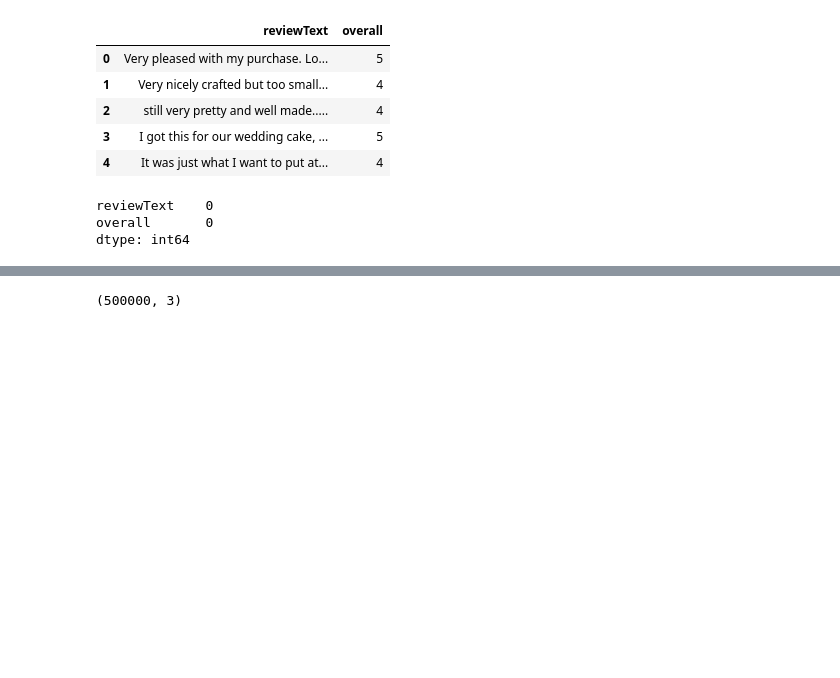
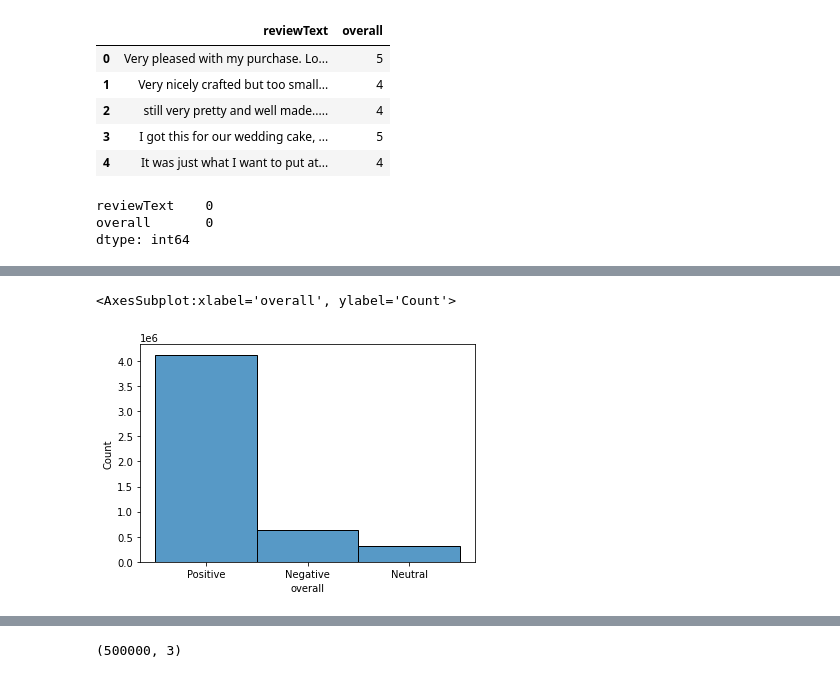
Before and after one commit to harizjet/SubjectSentimentModelling, a Jupyter notebook: basic_exploring/exploring4.ipynb, the cells around one changed output, grey strips where cells are left out. Cells and saved outputs as stored; diff of their text form; code cells hidden in the pictures; blank space fills up the shorter version.

```diff
--- a/basic_exploring/exploring4.ipynb
+++ b/basic_exploring/exploring4.ipynb
@@ -316,3 +331,8 @@ dfdata['overall'] = dfdata['overallOri'].apply(lambda x: "Positive" if x > 3 els
+# %%
+sns.histplot(dfdata['overall'])
+# %% [output]
+<AxesSubplot:xlabel='overall', ylabel='Count'>
+[figure, added]
 # %%
 target_n = 500 * 1000
 dfdataMain, _ = train_test_split(dfdata, train_size=target_n / dfdata.shape[0], stratify=dfdata['overall'], random_state=123)
```
Also changed, not shown: parts of 6 cells of this notebook.
